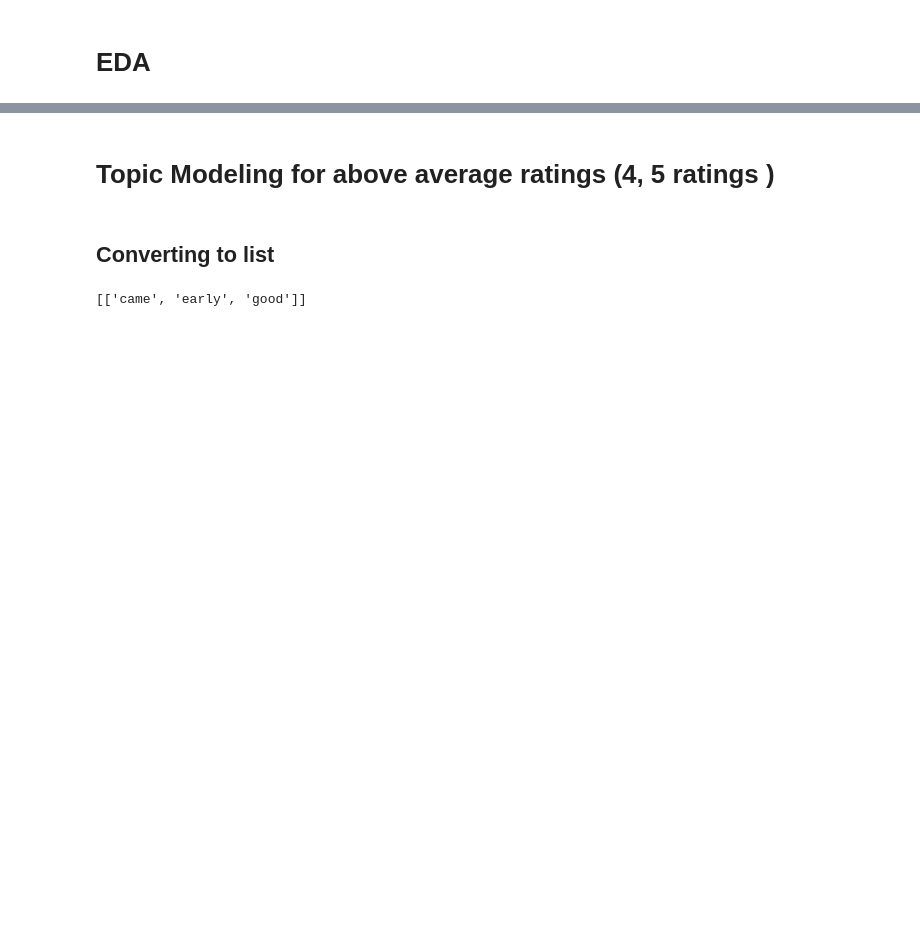
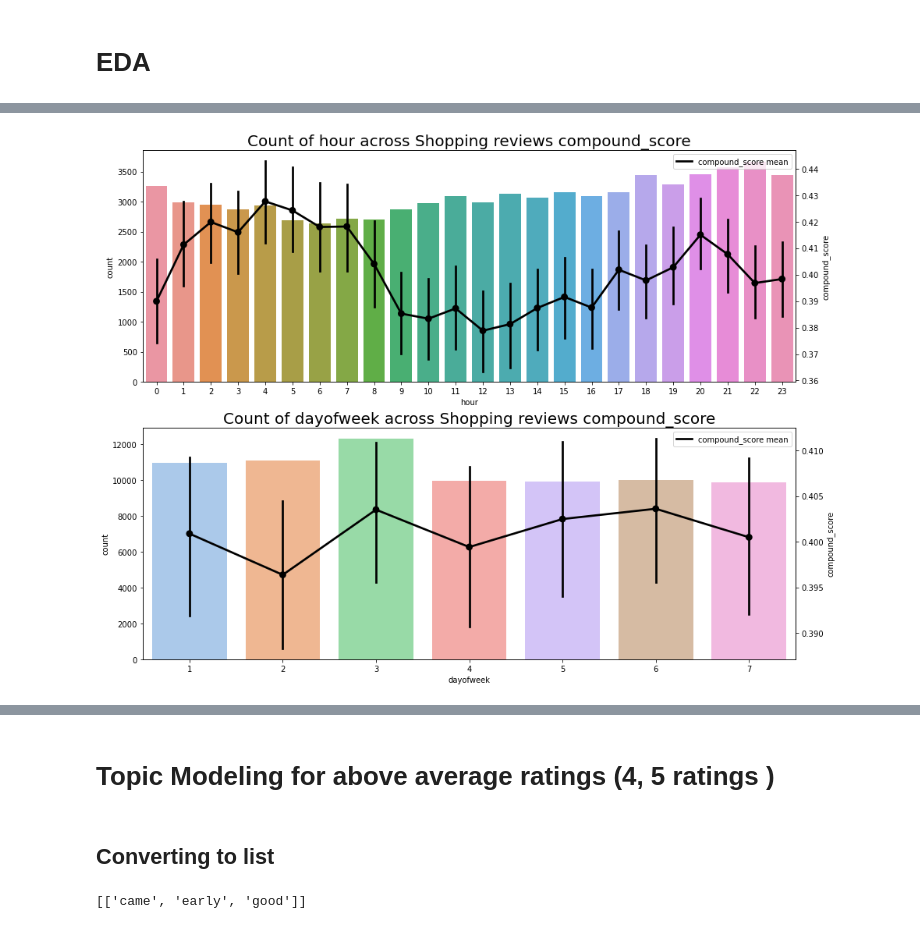
Before and after one commit to SimYiSY/App_Reviews_NLP, a Jupyter notebook: code/3. App Review_EDA.ipynb, the cells around one changed output, grey strips where cells are left out. Drawn from its saved outputs; the diff is of its cells as text; code cells hidden in the pictures; blank space fills up the shorter version.

```diff
--- a/code/3. App Review_EDA.ipynb
+++ b/code/3. App Review_EDA.ipynb
@@ -218,0 +148,4 @@ plt.title('Monthly Data, compound score',fontdict =  {'fontsize': 20});
+# %%
+plot_countplots_time(df, ['hour', 'dayofweek'], 'compound_score')
+# %% [output]
+[figure, added]
```
Also changed, not shown: parts of 54 cells of this notebook.
